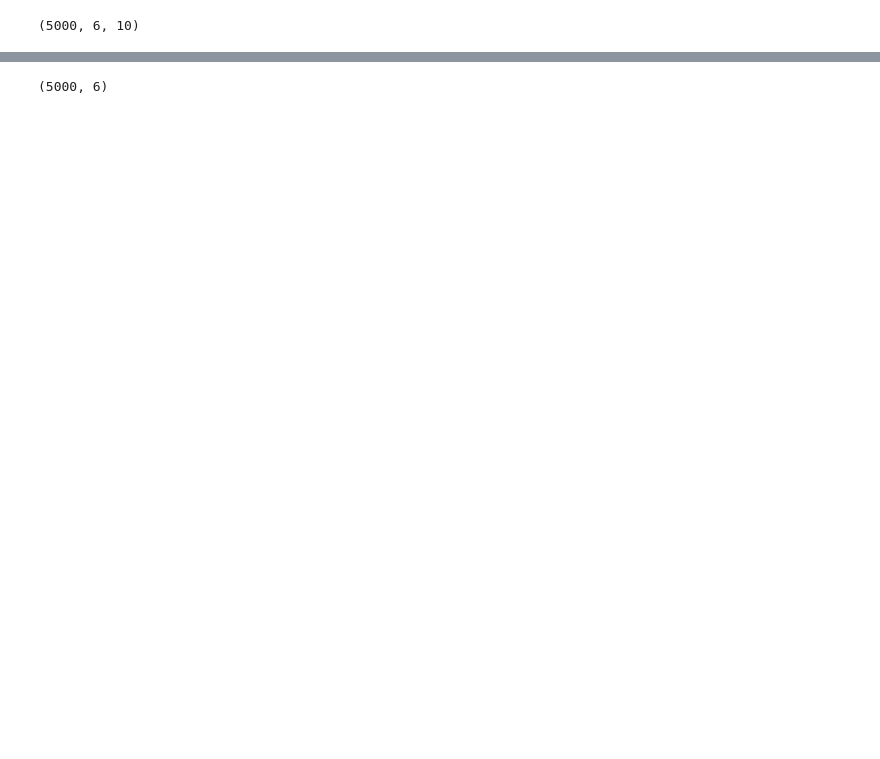
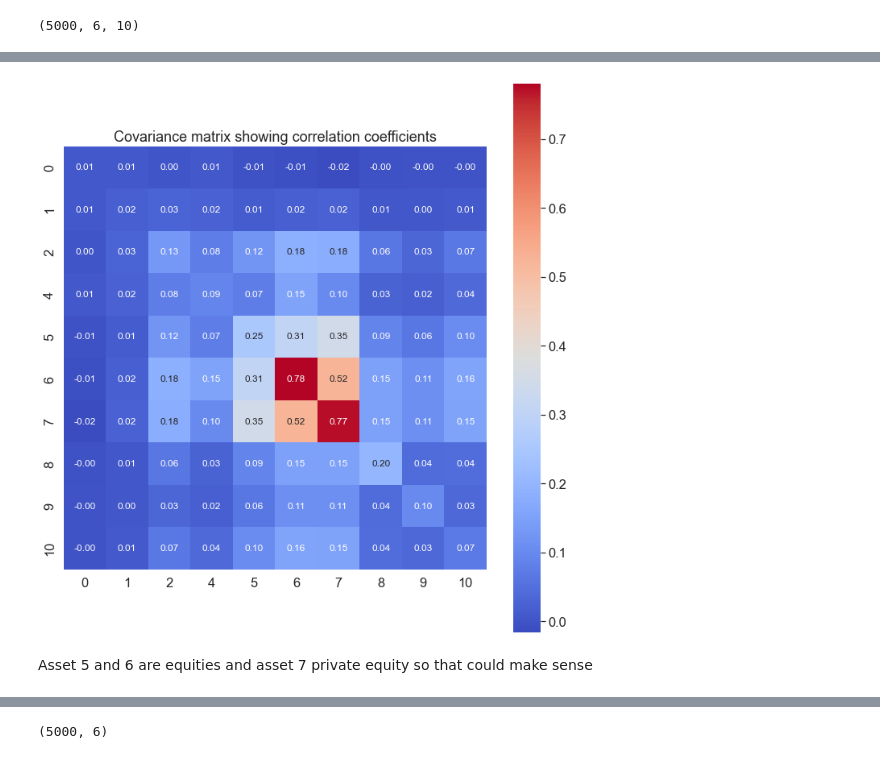
Before and after one commit to Christoffer9/Exam, a Jupyter notebook: Exam.ipynb, the cells around one changed output, grey strips where cells are left out. Saved outputs shown, nothing was run; the diff lists cells and outputs as text; code cells hidden in the pictures; blank space fills up the shorter version.

```diff
--- a/Exam.ipynb
+++ b/Exam.ipynb
@@ -255,0 +236,7 @@ AttributeError: 'dict' object has no attribute 'set_ylabel'
+# %%
+# Expected Covariance in 5 years
+
+asset_prices_y5 = np.stack((A1,A2,A3,A4,a5,a6,a7,a8,a9,a10), axis=1)
+asset_names = ['0','1','2','4','5','6','7','8','9','10']
+asset_prices_y5_named = pd.DataFrame(asset_prices_y5, columns=asset_names)
+asset_prices_y5_named
@@ -256,3 +257,23 @@ AttributeError: 'dict' object has no attribute 'set_ylabel'
+# %%
+asset_prices_y5_cov_mat = np.cov(asset_prices_y5_named.values.T)
+plt.figure(figsize=(10,10))
+sns.set(font_scale=1.5)
+hm = sns.heatmap(asset_prices_y5_cov_mat,
+                 cbar=True,
+                 annot=True,
+                 square=True,
+                 fmt='.2f',
+                 annot_kws={'size': 12},
+                 cmap='coolwarm',
+                 yticklabels=asset_names,
+                 xticklabels=asset_names)
+plt.title('Covariance matrix showing correlation coefficients', size = 18)
+plt.tight_layout()
+plt.show()
+# %% [output]
+[figure, added]
+# %% [markdown]
+Asset 5 and 6 are equities and asset 7 private equity so that could make sense
 # %%
 """
 Buy and hold strategy
```
Also changed, not shown: parts of 17 cells of this notebook.
